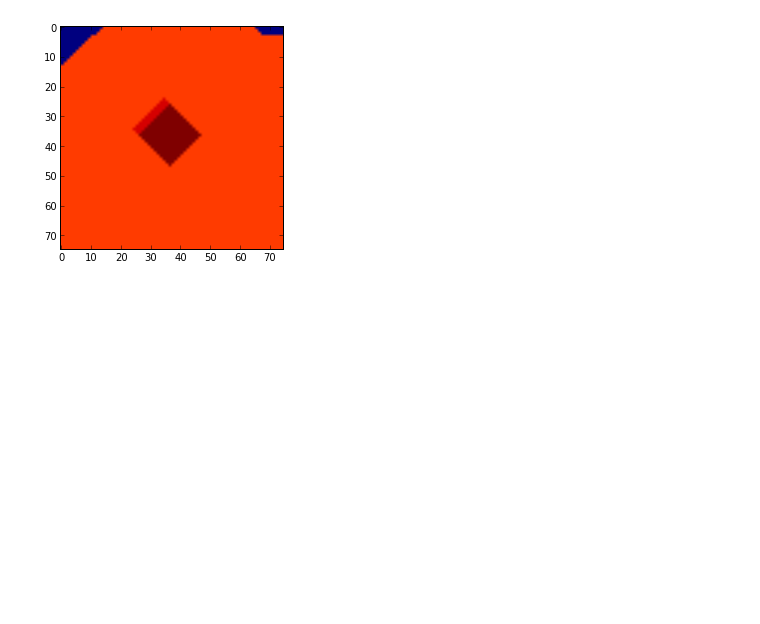
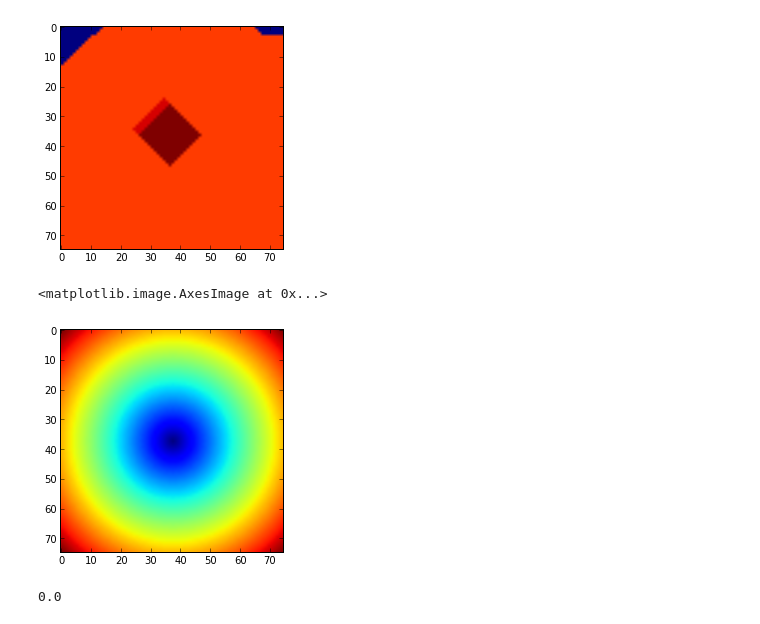
Before and after one commit to VCG/em-quality-metric, a Jupyter notebook: Code/create_merge_splits.ipynb, the cells around one changed output. Saved outputs shown, nothing was run; the diff lists cells and outputs as text; code cells hidden in the pictures; blank space fills up the shorter version.

```diff
--- a/Code/create_merge_splits.ipynb
+++ b/Code/create_merge_splits.ipynb
@@ -161,3 +170,18 @@ imshow(p2)
 # %% [output]
 <matplotlib.image.AxesImage at 0x...>
 [figure]
+# %%
+f = np.ones((75,75), bool)
+f[37,37] = False
+# f is basically True with the exception of two islands: one in the lower-right
+# corner, another, middle-left
+
+dmap = mh.distance(f, 'euclidean')
+imshow(dmap)
+# %% [output]
+<matplotlib.image.AxesImage at 0x...>
+[figure, added]
+# %%
+dmap.min()
+# %% [output]
+0.0
```
Also changed, not shown: parts of 32 cells of this notebook, 51 other files.
